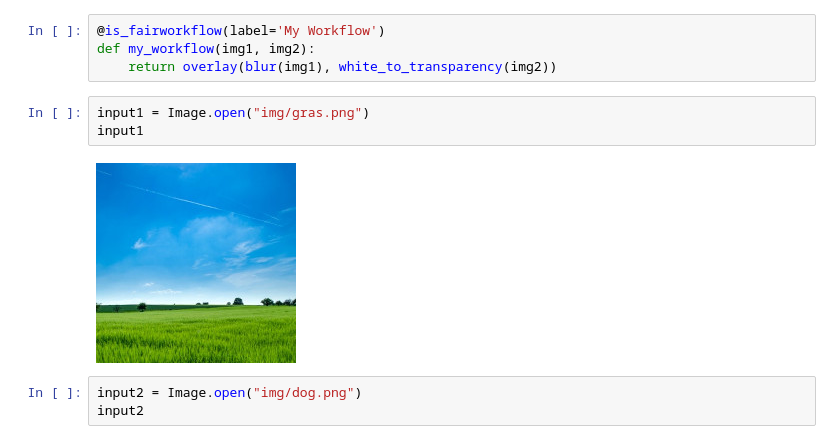
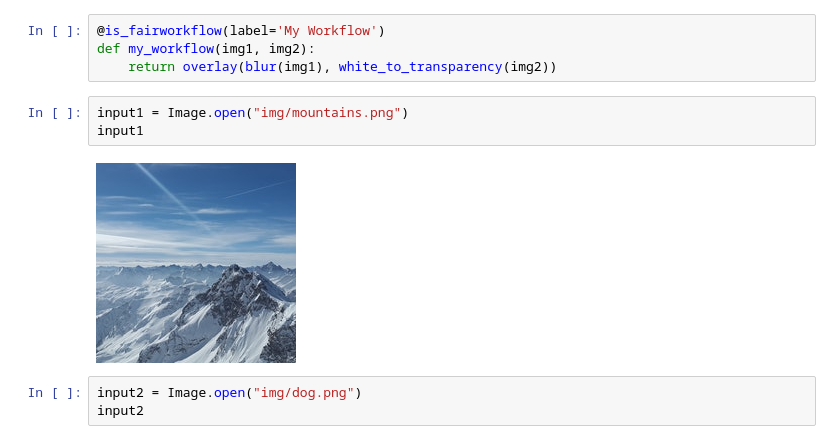
Before and after one commit to fair-workflows/fairworkflows, a Jupyter notebook: examples/test_image_processing_wf_tobias.ipynb, the cells around one changed output. Drawn from its saved outputs; the diff is of its cells as text.

```diff
--- a/examples/test_image_processing_wf_tobias.ipynb
+++ b/examples/test_image_processing_wf_tobias.ipynb
@@ -44,10 +44,10 @@ def white_to_transparency(img):
 def my_workflow(img1, img2):
     return overlay(blur(img1), white_to_transparency(img2))
 # %%
-input1 = Image.open("img/gras.png")
+input1 = Image.open("img/mountains.png")
 input1
 # %% [output]
-[figure, old version]
+[figure, new version]
 # %%
 input2 = Image.open("img/dog.png")
 input2
```
Also changed, not shown: parts of 1 cell of this notebook.
